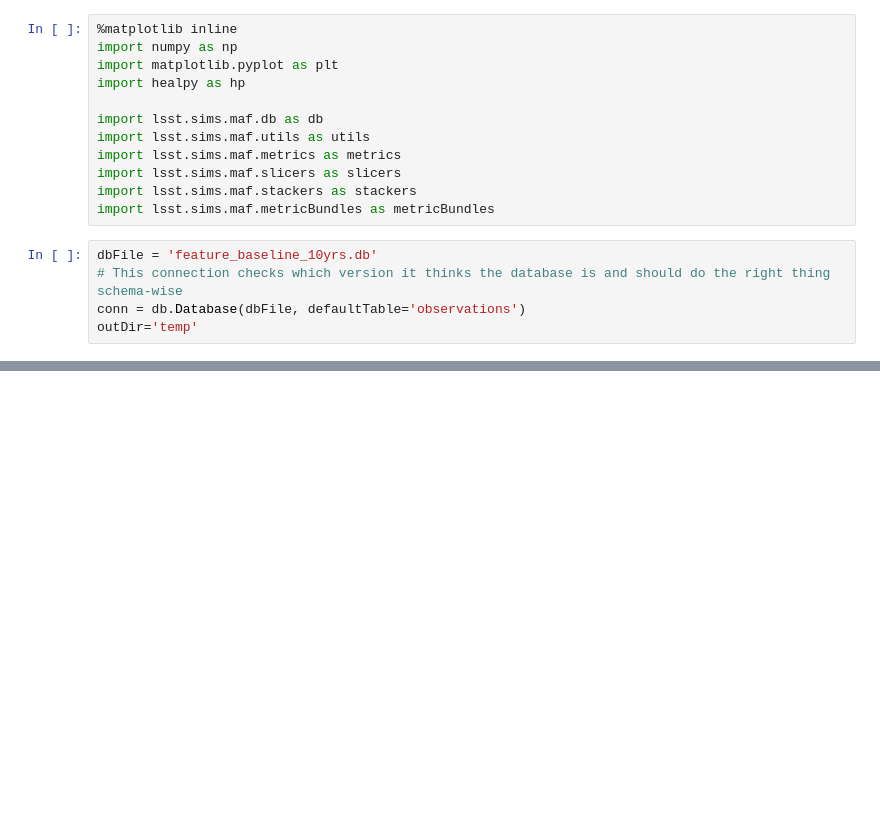
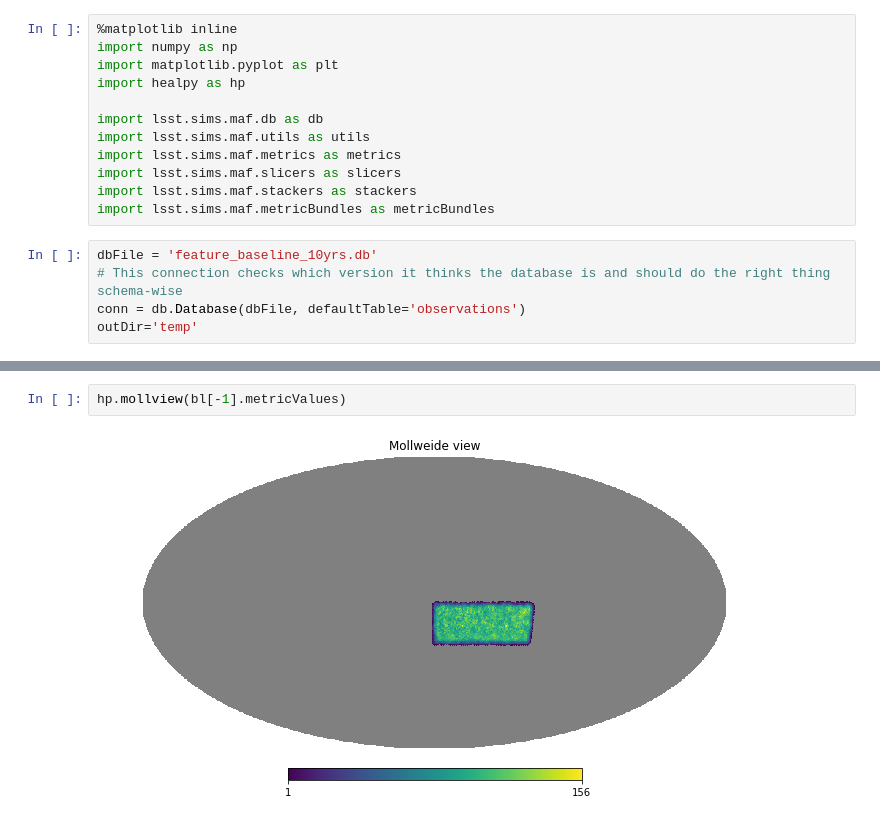
Before and after one commit to yoachim/18_scratch, a Jupyter notebook: bosf_values/BOSF_check.ipynb, the cells around one changed output, grey strips where cells are left out. Cells and saved outputs as stored; diff of their text form; blank space fills up the shorter version.

```diff
--- a/bosf_values/BOSF_check.ipynb
+++ b/bosf_values/BOSF_check.ipynb
@@ -77,3 +82,7 @@ Median Count = 940.000000
+# %%
+hp.mollview(bl[-1].metricValues)
+# %% [output]
+[figure, added]
 # %%
 dbFile = 'minion_1016_sqlite.db'
 # This connection checks which version it thinks the database is and should do the right thing schema-wise
```
Also changed, not shown: parts of 17 cells of this notebook.
